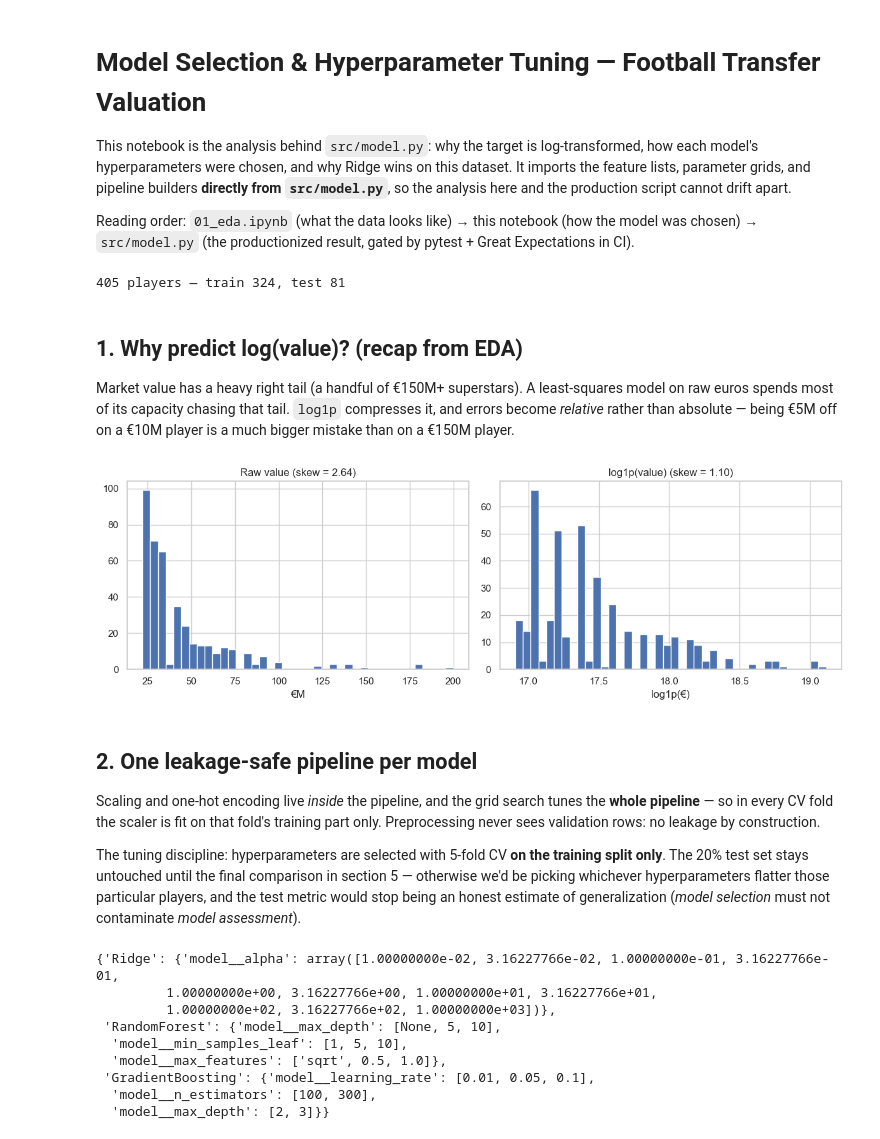
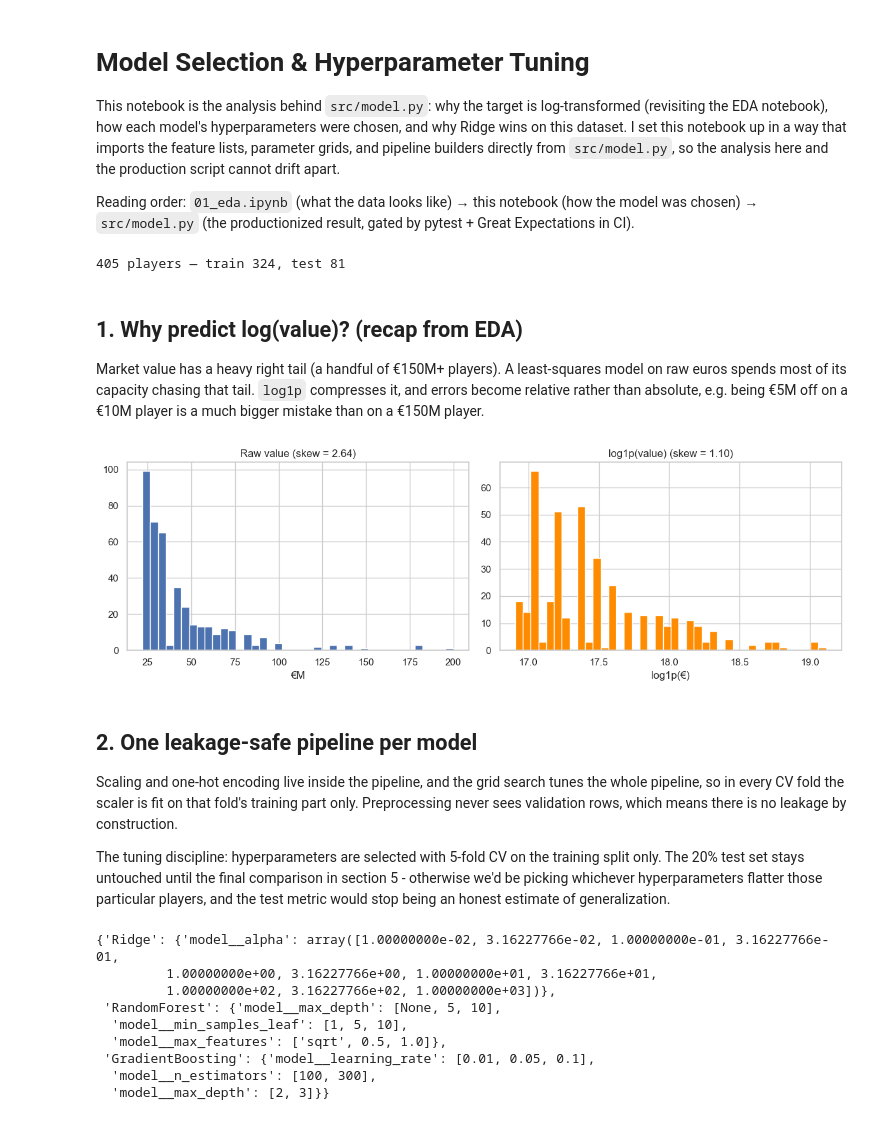
Before and after one commit to tubolyroli/football-transfer-valuation, a Jupyter notebook: notebooks/02_modeling.ipynb, the cells around one changed output. Cells and saved outputs as stored; diff of their text form; code cells hidden in the pictures.

```diff
--- a/notebooks/02_modeling.ipynb
+++ b/notebooks/02_modeling.ipynb
@@ -1,12 +1,8 @@
 # %% [markdown]
-# Model Selection & Hyperparameter Tuning — Football Transfer Valuation
+# Model Selection & Hyperparameter Tuning
 
-This notebook is the analysis behind `src/model.py`: why the target is log-transformed,
-how each model's hyperparameters were chosen, and why Ridge wins on this dataset.
-It imports the feature lists, parameter grids, and pipeline builders **directly from
-`src/model.py`**, so the analysis here and the production script cannot drift apart.
+This notebook is the analysis behind `src/model.py`: why the target is log-transformed (revisiting the EDA notebook), how each model's hyperparameters were chosen, and why Ridge wins on this dataset.
+I set this notebook up in a way that imports the feature lists, parameter grids, and pipeline builders directly from `src/model.py`, so the analysis here and the production script cannot drift apart.
 
-Reading order: `01_eda.ipynb` (what the data looks like) → this notebook (how the model
-was chosen) → `src/model.py` (the productionized result, gated by pytest + Great
-Expectations in CI).
+Reading order: `01_eda.ipynb` (what the data looks like) → this notebook (how the model was chosen) → `src/model.py` (the productionized result, gated by pytest + Great Expectations in CI).
 # %%
@@ -46,29 +44,23 @@ print(f'{len(df)} players — train {len(X_train)}, test {len(X_test)}')
 # %% [markdown]
 ## 1. Why predict log(value)? (recap from EDA)
 
-Market value has a heavy right tail (a handful of €150M+ superstars). A least-squares
-model on raw euros spends most of its capacity chasing that tail. `log1p` compresses it,
-and errors become *relative* rather than absolute — being €5M off on a €10M player is a
+Market value has a heavy right tail (a handful of €150M+ players). A least-squares model on raw euros spends most of its capacity chasing that tail. `log1p` compresses it, and errors become relative rather than absolute, e.g. being €5M off on a €10M player is a
 much bigger mistake than on a €150M player.
 # %%
+## Plotting the distributions of raw and log-transformed market value
+
 fig, axes = plt.subplots(1, 2, figsize=(12, 4))
 axes[0].hist(y_raw / 1e6, bins=40)
 axes[0].set(title=f'Raw value (skew = {y_raw.skew():.2f})', xlabel='€M')
-axes[1].hist(y_log, bins=40)
+axes[1].hist(y_log, bins=40, color='darkorange')
 axes[1].set(title=f'log1p(value) (skew = {y_log.skew():.2f})', xlabel='log1p(€)')
 plt.tight_layout()
 # %% [output]
-[figure, old version]
+[figure, new version]
 # %% [markdown]
 ## 2. One leakage-safe pipeline per model
 
-Scaling and one-hot encoding live *inside* the pipeline, and the grid search tunes the
-**whole pipeline** — so in every CV fold the scaler is fit on that fold's training part
-only. Preprocessing never sees validation rows: no leakage by construction.
+Scaling and one-hot encoding live inside the pipeline, and the grid search tunes the whole pipeline, so in every CV fold the scaler is fit on that fold's training part only. Preprocessing never sees validation rows, which means there is no leakage by construction.
 
-The tuning discipline: hyperparameters are selected with 5-fold CV **on the training
-split only**. The 20% test set stays untouched until the final comparison in section 5 —
-otherwise we'd be picking whichever hyperparameters flatter those particular players,
-and the test metric would stop being an honest estimate of generalization
-(*model selection* must not contaminate *model assessment*).
+The tuning discipline: hyperparameters are selected with 5-fold CV on the training split only. The 20% test set stays untouched until the final comparison in section 5 - otherwise we'd be picking whichever hyperparameters flatter those particular players, and the test metric would stop being an honest estimate of generalization.
 # %%
```
Also changed, not shown: parts of 14 cells of this notebook, 2 other files.
